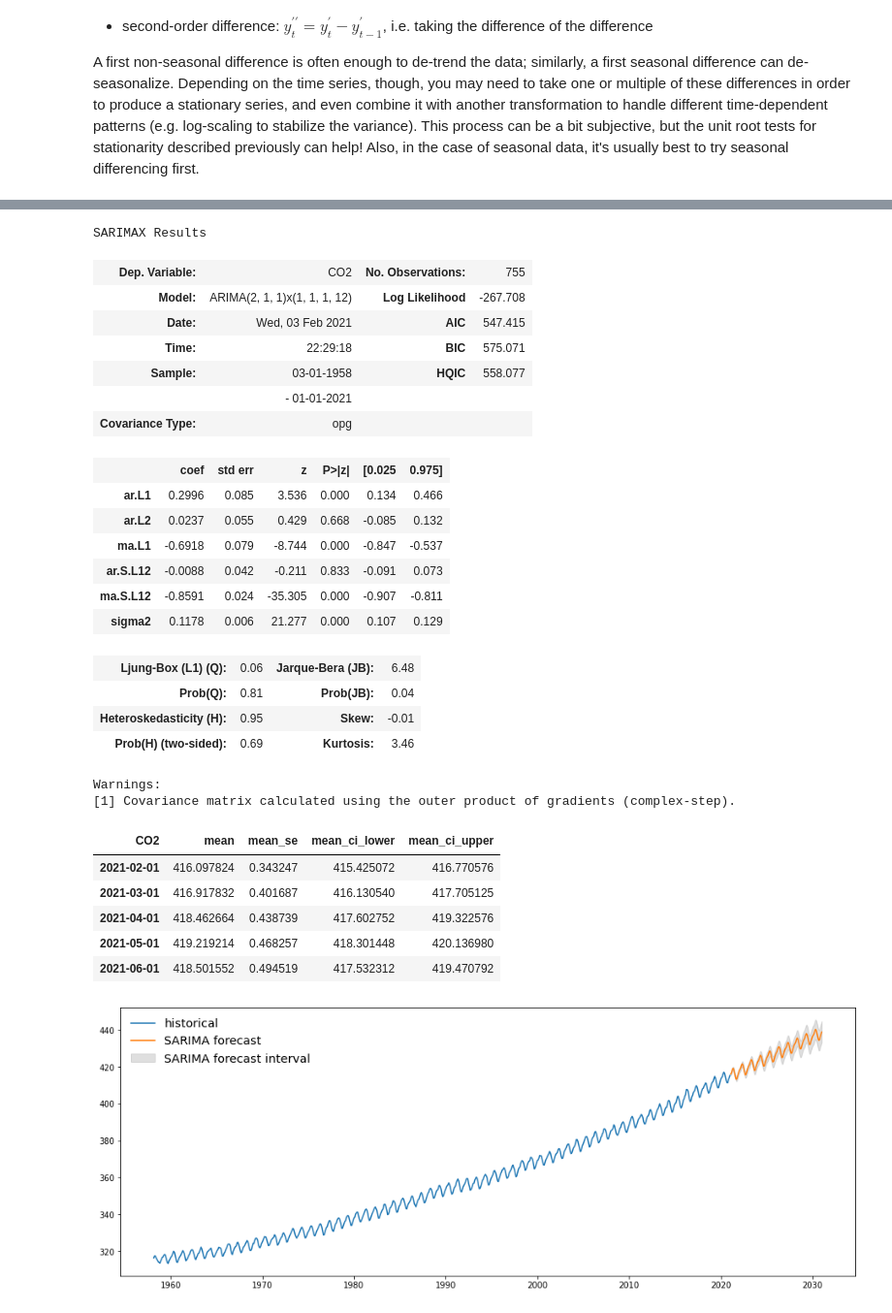
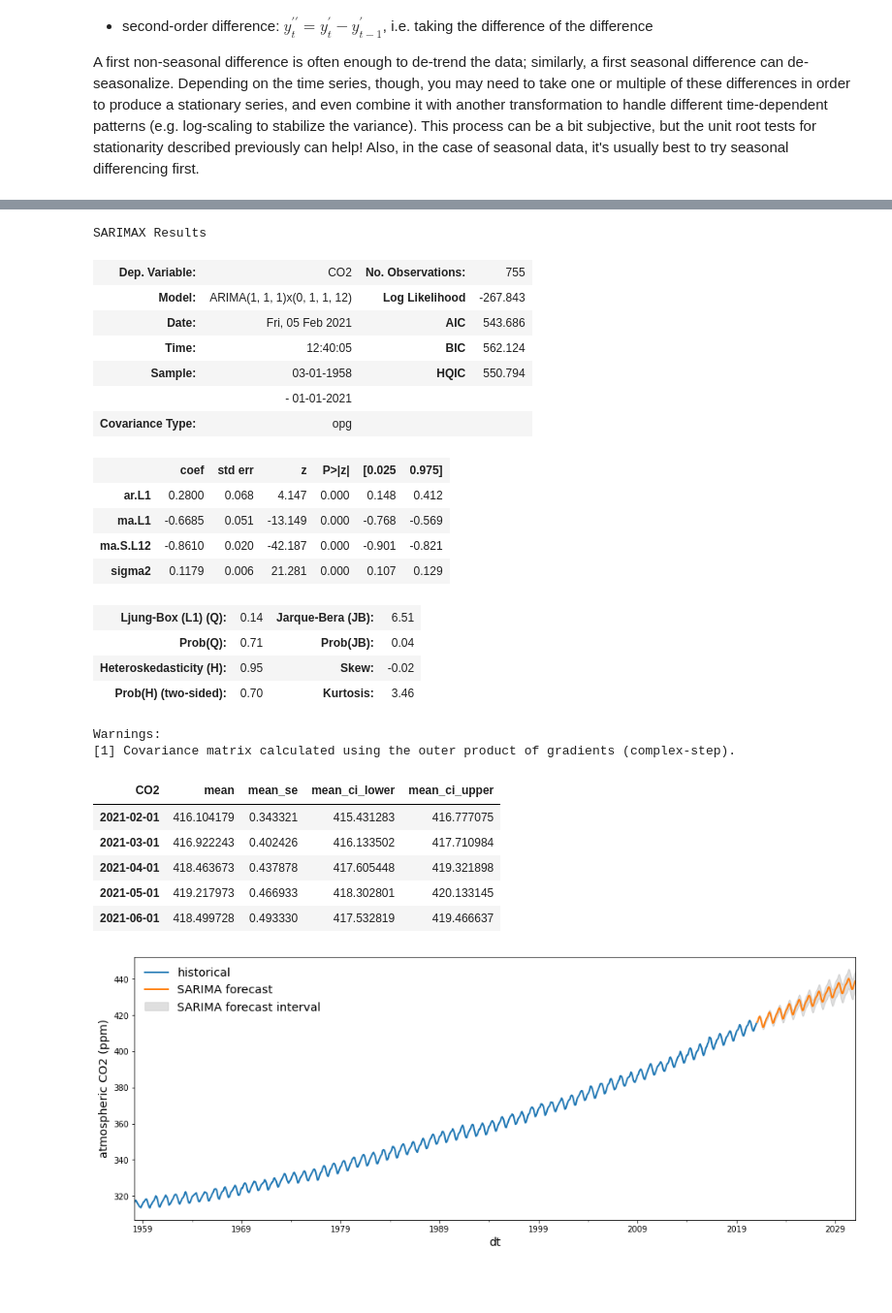
Before and after one commit to bdewilde/data-dives, a Jupyter notebook: notebooks/time-series-forecasting-basics.ipynb, the cells around one changed output, grey strips where cells are left out. Shown at 97% size. Drawn from its saved outputs; the diff is of its cells as text; code cells hidden in the pictures; blank space fills up the shorter version.

```diff
--- a/notebooks/time-series-forecasting-basics.ipynb
+++ b/notebooks/time-series-forecasting-basics.ipynb
@@ -40,10 +36,11 @@ import time_series_forecasting_study
 # %%
-# plt.rcParamsDefault
+# set some default plot params
 plt.rcParams.update(
     {
         "figure.figsize": (16, 6),
         "axes.labelsize": "x-large",
         "legend.fontsize": "x-large",
         "legend.frameon": False,
+        "lines.linewidth": 2,
     }
 )
@@ -64,7 +61,7 @@ Lastly, it's worth noting that our forecast will not be "good" because it violat
 
 First, let's download daily in-situ CO2 concentration measurements from 1958 – Present, via Scipps. We leave the "raw" dataset as-is, except for skipping the first ~30 rows, where the researchers have included dataset metadata that breaks the CSV format.
 # %%
-data_orig = time_series_forecasting_study.datasets.load_mlo_co2()
+data_orig = tsf.datasets.load_mlo_co2()
 data_orig
 # %% [output]
 |  | % Yr | Mn | Dy | CO2 | NB | scale |
@@ -100,5 +97,5 @@ In some cases, we might also like to transform the values in order to remove kno
 # %%
-data = time_series_forecasting_study.datasets.munge_mlo_co2(data_orig, freq="MS", fill="interpolate")
+data = tsf.datasets.munge_mlo_co2(data_orig, freq="MS", fill="interpolate")
 data
 # %% [output]
 |  | CO2 |
@@ -659,31 +731,31 @@ A Seasonal ARIMA model adds additional but analogous terms to describe the seaso
 # %%
-model = sm.tsa.arima.ARIMA(
-    data["CO2"].astype(float),
-    order=(2, 1, 1),
-    seasonal_order=(1, 1, 1, 12),
+result = (
+    sm.tsa.arima.ARIMA(
+        data["CO2"].astype(float),
+        order=(1, 1, 1),
+        seasonal_order=(0, 1, 1, 12),
+    )
+    .fit()
 )
-result = model.fit()
 result.summary()
 # %% [output]
 SARIMAX Results
 | Dep. Variable: | CO2 | No. Observations: | 755 |
-| Model: | ARIMA(2, 1, 1)x(1, 1, 1, 12) | Log Likelihood | -267.708 |
-| Date: | Wed, 03 Feb 2021 | AIC | 547.415 |
-| Time: | 22:29:18 | BIC | 575.071 |
-| Sample: | 03-01-1958 | HQIC | 558.077 |
+| Model: | ARIMA(1, 1, 1)x(0, 1, 1, 12) | Log Likelihood | -267.843 |
+| Date: | Fri, 05 Feb 2021 | AIC | 543.686 |
+| Time: | 12:40:05 | BIC | 562.124 |
+| Sample: | 03-01-1958 | HQIC | 550.794 |
 |  | - 01-01-2021 |  |  |
 | Covariance Type: | opg |  |  |
 |  | coef | std err | z | P>|z| | [0.025 | 0.975] |
-| ar.L1 | 0.2996 | 0.085 | 3.536 | 0.000 | 0.134 | 0.466 |
-| ar.L2 | 0.0237 | 0.055 | 0.429 | 0.668 | -0.085 | 0.132 |
-| ma.L1 | -0.6918 | 0.079 | -8.744 | 0.000 | -0.847 | -0.537 |
-| ar.S.L12 | -0.0088 | 0.042 | -0.211 | 0.833 | -0.091 | 0.073 |
-| ma.S.L12 | -0.8591 | 0.024 | -35.305 | 0.000 | -0.907 | -0.811 |
-| sigma2 | 0.1178 | 0.006 | 21.277 | 0.000 | 0.107 | 0.129 |
+| ar.L1 | 0.2800 | 0.068 | 4.147 | 0.000 | 0.148 | 0.412 |
+| ma.L1 | -0.6685 | 0.051 | -13.149 | 0.000 | -0.768 | -0.569 |
+| ma.S.L12 | -0.8610 | 0.020 | -42.187 | 0.000 | -0.901 | -0.821 |
+| sigma2 | 0.1179 | 0.006 | 21.281 | 0.000 | 0.107 | 0.129 |
-| Ljung-Box (L1) (Q): | 0.06 | Jarque-Bera (JB): | 6.48 |
-| Prob(Q): | 0.81 | Prob(JB): | 0.04 |
-| Heteroskedasticity (H): | 0.95 | Skew: | -0.01 |
-| Prob(H) (two-sided): | 0.69 | Kurtosis: | 3.46 |
+| Ljung-Box (L1) (Q): | 0.14 | Jarque-Bera (JB): | 6.51 |
+| Prob(Q): | 0.71 | Prob(JB): | 0.04 |
+| Heteroskedasticity (H): | 0.95 | Skew: | -0.02 |
+| Prob(H) (two-sided): | 0.70 | Kurtosis: | 3.46 |
 Warnings:
 [1] Covariance matrix calculated using the outer product of gradients (complex-step).
 # %%
@@ -691,16 +763,19 @@ forecast = result.get_forecast(steps=120).summary_frame(alpha=0.05)
 forecast.head()
 # %% [output]
 | CO2 | mean | mean_se | mean_ci_lower | mean_ci_upper |
-| 2021-02-01 | 416.097824 | 0.343247 | 415.425072 | 416.770576 |
-| 2021-03-01 | 416.917832 | 0.401687 | 416.130540 | 417.705125 |
-| 2021-04-01 | 418.462664 | 0.438739 | 417.602752 | 419.322576 |
-| 2021-05-01 | 419.219214 | 0.468257 | 418.301448 | 420.136980 |
-| 2021-06-01 | 418.501552 | 0.494519 | 417.532312 | 419.470792 |
+| 2021-02-01 | 416.104179 | 0.343321 | 415.431283 | 416.777075 |
+| 2021-03-01 | 416.922243 | 0.402426 | 416.133502 | 417.710984 |
+| 2021-04-01 | 418.463673 | 0.437878 | 417.605448 | 419.321898 |
+| 2021-05-01 | 419.217973 | 0.466933 | 418.302801 | 420.133145 |
+| 2021-06-01 | 418.499728 | 0.493330 | 417.532819 | 419.466637 |
 # %%
-fig, ax = plt.subplots()
-ax.plot(data["CO2"].index, data["CO2"].astype(float), label="historical")
-ax.plot(forecast.index, forecast["mean"], label="SARIMA forecast")
-ax.fill_between(forecast.index, forecast["mean_ci_upper"], forecast["mean_ci_lower"], color="gray", alpha=0.25, label="SARIMA forecast interval")
-leg = ax.legend()
+ax = tsf.viz.plot_time_series(
+    [data["CO2"], forecast["mean"]],
+    ["historical", "SARIMA forecast"],
+    subplots=False,
+    plot_kwargs={"ylabel": "atmospheric CO2 (ppm)"},
+)
+_ = ax.fill_between(forecast.index, forecast["mean_ci_upper"], forecast["mean_ci_lower"], color="gray", alpha=0.25, label="SARIMA forecast interval")
+_ = ax.legend()
 # %% [output]
-[figure, old version]
+[figure, new version]
```
Also changed, not shown: parts of 78 cells of this notebook.
